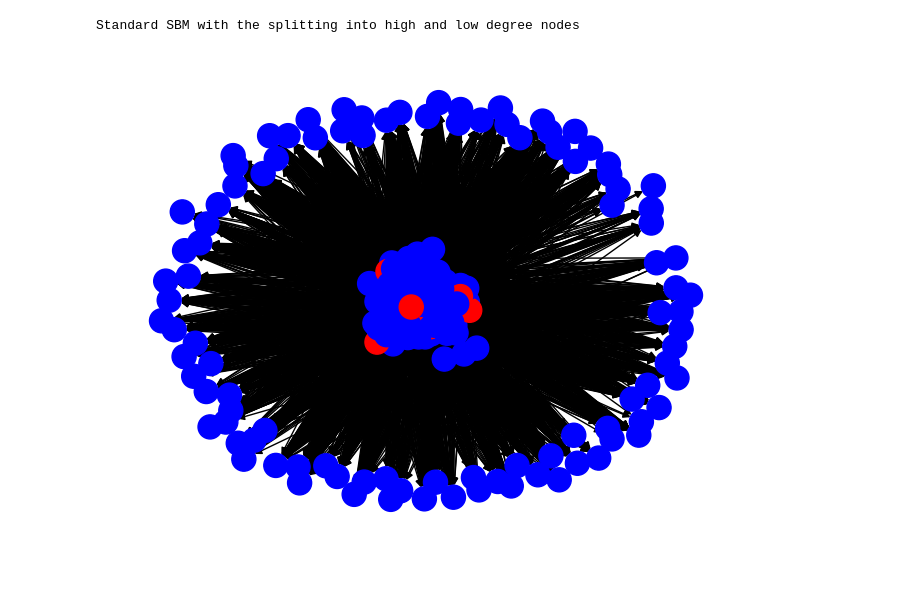
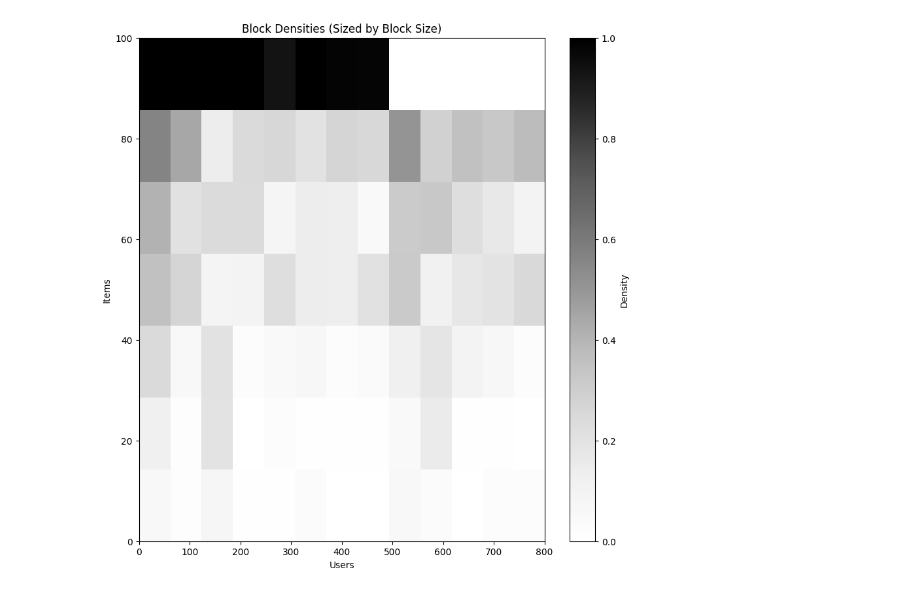
Before and after one commit to tachi-inu/pysbm, a Jupyter notebook: SBMtry.ipynb, the cells around one changed output. Drawn from its saved outputs; the diff is of its cells as text; code cells hidden in the pictures.

```diff
--- a/SBMtry.ipynb
+++ b/SBMtry.ipynb
@@ -294,0 +343,9 @@ plt.show()
+# %%
+# 各ブロックのユーザ数を計算して表示
+modified_user_boundaries = [0] + user_boundaries
+print("各ブロックのユーザ数:")
+for block_idx, original_block_idx in enumerate(col_order):
+    start = modified_user_boundaries[original_block_idx]
+    end = modified_user_boundaries[original_block_idx + 1] if original_block_idx + 1 < len(modified_user_boundaries) else len(users_sorted)
+    user_count = end - start
+    print(f"ブロック {block_idx} (元のブロック {original_block_idx}): {user_count} ユーザ")
@@ -295,11 +456,52 @@ plt.show()
+# %%
+# ブロックサイズに基づいてヒートマップを描画
+plt.figure(figsize=(10,10))
+
+# ブロックサイズの計算
+modified_user_boundaries = [0] + user_boundaries
+modified_item_boundaries = [0] + item_boundaries
+
+# ユーザブロックのサイズを計算
+user_block_sizes = []
+for original_block_idx in col_order:
+    start = modified_user_boundaries[original_block_idx]
+    end = modified_user_boundaries[original_block_idx + 1] if original_block_idx + 1 < len(modified_user_boundaries) else len(users_sorted)
+    user_block_sizes.append(end - start)
+
+# アイテムブロックのサイズを計算
+item_block_sizes = []
+for original_block_idx in row_order:
+    start = modified_item_boundaries[original_block_idx]
+    end = modified_item_boundaries[original_block_idx + 1] if original_block_idx + 1 < len(modified_item_boundaries) else len(items_sorted)
+    item_block_sizes.append(end - start)
+
+# サイズに応じたヒートマップを描画
+plt.imshow(block_densities,
+           aspect='auto',
+           extent=[0, sum(user_block_sizes), 0, sum(item_block_sizes)],
+           cmap='Greys')
+
+# # ブロック境界線を描画
+# user_cumsum = np.cumsum(user_block_sizes)
+# item_cumsum = np.cumsum(item_block_sizes)
+
+# for x in user_cumsum[:-1]:
+#     plt.axvline(x=x, color='red', linestyle='-', alpha=0.3)
+# for y in item_cumsum[:-1]:
+#     plt.axhline(y=y, color='red', linestyle='-', alpha=0.3)
+
+plt.title('Block Densities (Sized by Block Size)')
+plt.xlabel('Users')
+plt.ylabel('Items')
+plt.colorbar(label='Density')
+plt.show()
+# %% [output]
+[figure, added]
 # %%
-position = nx.spring_layout(graph)
-print("Standard SBM with the splitting into high and low degree nodes")
-nx.draw(graph, position, node_color=['r' if standard_partition.get_block_of_node(node) == 0 else 'b' for node in graph])
-plt.show()
+# position = nx.spring_layout(graph)
+# print("Standard SBM with the splitting into high and low degree nodes")
+# nx.draw(graph, position, node_color=['r' if standard_partition.get_block_of_node(node) == 0 else 'b' for node in graph])
+# plt.show()
 # print("Degree Corrected SBM")
 # nx.draw(graph, position, node_color=['r' if degree_corrected_partition.get_block_of_node(node) == 0 else 'b' for node in graph])
 # plt.show()
-# %% [output]
-Standard SBM with the splitting into high and low degree nodes
-[figure, removed]
```
Also changed, not shown: parts of 15 cells of this notebook.
